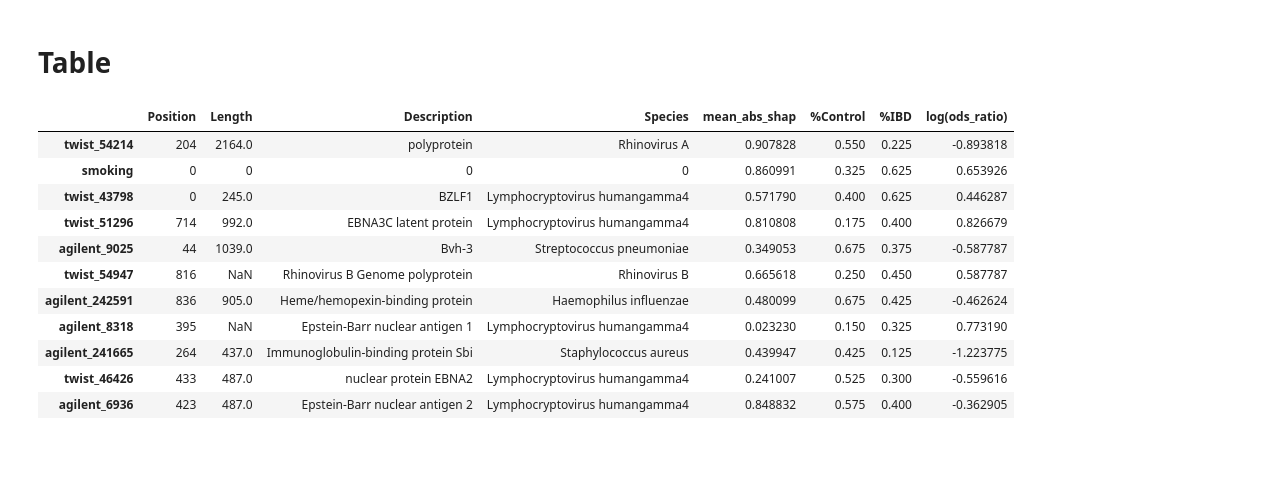
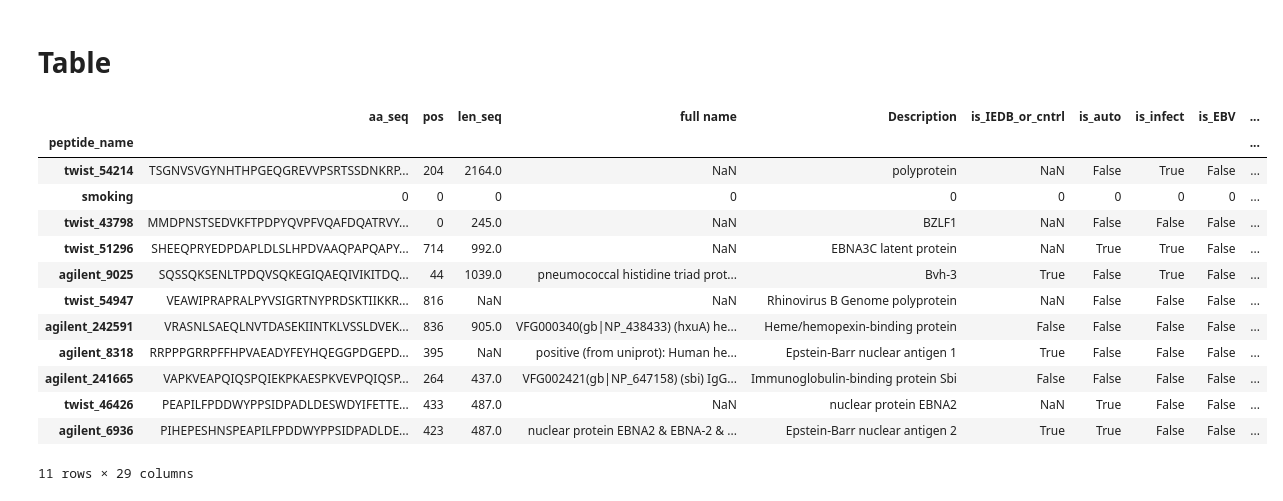
Before and after one commit to SysBioengLab/PhIP-seq-IBD-PUC, a Jupyter notebook: src/shap_selected_peptides_clinical.ipynb, the cells around one changed output. Drawn from its saved outputs; the diff is of its cells as text; code cells hidden in the pictures; blank space fills up the shorter version.

```diff
--- a/src/shap_selected_peptides_clinical.ipynb
+++ b/src/shap_selected_peptides_clinical.ipynb
@@ -280,20 +374,22 @@ table = pd.DataFrame({
     '%IBD': ods_ibd,
     'log(ods_ratio)': ods_ratio
 })
+# %%
+peptides_important
+# %% [output]
+|  | aa_seq | pos | len_seq | full name | Description | is_IEDB_or_cntrl | is_auto | is_infect | is_EBV | ... |
+| peptide_name |  |  |  |  |  |  |  |  |  | ... |
+| twist_54214 | TSGNVSVGYNHTHPGEQGREVVPSRTSSDNKRP... | 204 | 2164.0 | NaN | polyprotein | NaN | False | True | False | ... |
+| smoking | 0 | 0 | 0 | 0 | 0 | 0 | 0 | 0 | 0 | ... |
+| twist_43798 | MMDPNSTSEDVKFTPDPYQVPFVQAFDQATRVY... | 0 | 245.0 | NaN | BZLF1 | NaN | False | False | False | ... |
+| twist_51296 | SHEEQPRYEDPDAPLDLSLHPDVAAQPAPQAPY... | 714 | 992.0 | NaN | EBNA3C latent protein | NaN | True | True | False | ... |
+| agilent_9025 | SQSSQKSENLTPDQVSQKEGIQAEQIVIKITDQ... | 44 | 1039.0 | pneumococcal histidine triad prot... | Bvh-3 | True | False | True | False | ... |
+| twist_54947 | VEAWIPRAPRALPYVSIGRTNYPRDSKTIIKKR... | 816 | NaN | NaN | Rhinovirus B Genome polyprotein | NaN | False | False | False | ... |
+| agilent_242591 | VRASNLSAEQLNVTDASEKIINTKLVSSLDVEK... | 836 | 905.0 | VFG000340(gb|NP_438433) (hxuA) he... | Heme/hemopexin-binding protein | False | False | False | False | ... |
+| agilent_8318 | RRPPPGRRPFFHPVAEADYFEYHQEGGPDGEPD... | 395 | NaN | positive (from uniprot): Human he... | Epstein-Barr nuclear antigen 1 | True | False | False | False | ... |
+| agilent_241665 | VAPKVEAPQIQSPQIEKPKAESPKVEVPQIQSP... | 264 | 437.0 | VFG002421(gb|NP_647158) (sbi) IgG... | Immunoglobulin-binding protein Sbi | False | False | False | False | ... |
+| twist_46426 | PEAPILFPDDWYPPSIDPADLDESWDYIFETTE... | 433 | 487.0 | NaN | nuclear protein EBNA2 | NaN | True | False | False | ... |
+| agilent_6936 | PIHEPESHNSPEAPILFPDDWYPPSIDPADLDE... | 423 | 487.0 | nuclear protein EBNA2 & EBNA-2 & ... | Epstein-Barr nuclear antigen 2 | True | True | False | False | ... |
+11 rows × 29 columns
 # %%
 table.to_csv(join('..', 'Results', 'SHAP_selected_peptides_clinical_table_results.csv'))
-# %%
-table
-# %% [output]
-|  | Position | Length | Description | Species | mean_abs_shap | %Control | %IBD | log(ods_ratio) |
-| twist_54214 | 204 | 2164.0 | polyprotein | Rhinovirus A | 0.907828 | 0.550 | 0.225 | -0.893818 |
-| smoking | 0 | 0 | 0 | 0 | 0.860991 | 0.325 | 0.625 | 0.653926 |
-| twist_43798 | 0 | 245.0 | BZLF1 | Lymphocryptovirus humangamma4 | 0.571790 | 0.400 | 0.625 | 0.446287 |
-| twist_51296 | 714 | 992.0 | EBNA3C latent protein | Lymphocryptovirus humangamma4 | 0.810808 | 0.175 | 0.400 | 0.826679 |
-| agilent_9025 | 44 | 1039.0 | Bvh-3 | Streptococcus pneumoniae | 0.349053 | 0.675 | 0.375 | -0.587787 |
-| twist_54947 | 816 | NaN | Rhinovirus B Genome polyprotein | Rhinovirus B | 0.665618 | 0.250 | 0.450 | 0.587787 |
-| agilent_242591 | 836 | 905.0 | Heme/hemopexin-binding protein | Haemophilus influenzae | 0.480099 | 0.675 | 0.425 | -0.462624 |
-| agilent_8318 | 395 | NaN | Epstein-Barr nuclear antigen 1 | Lymphocryptovirus humangamma4 | 0.023230 | 0.150 | 0.325 | 0.773190 |
-| agilent_241665 | 264 | 437.0 | Immunoglobulin-binding protein Sbi | Staphylococcus aureus | 0.439947 | 0.425 | 0.125 | -1.223775 |
-| twist_46426 | 433 | 487.0 | nuclear protein EBNA2 | Lymphocryptovirus humangamma4 | 0.241007 | 0.525 | 0.300 | -0.559616 |
-| agilent_6936 | 423 | 487.0 | Epstein-Barr nuclear antigen 2 | Lymphocryptovirus humangamma4 | 0.848832 | 0.575 | 0.400 | -0.362905 |
```
Also changed, not shown: parts of 8 cells of this notebook, 7 other files.
